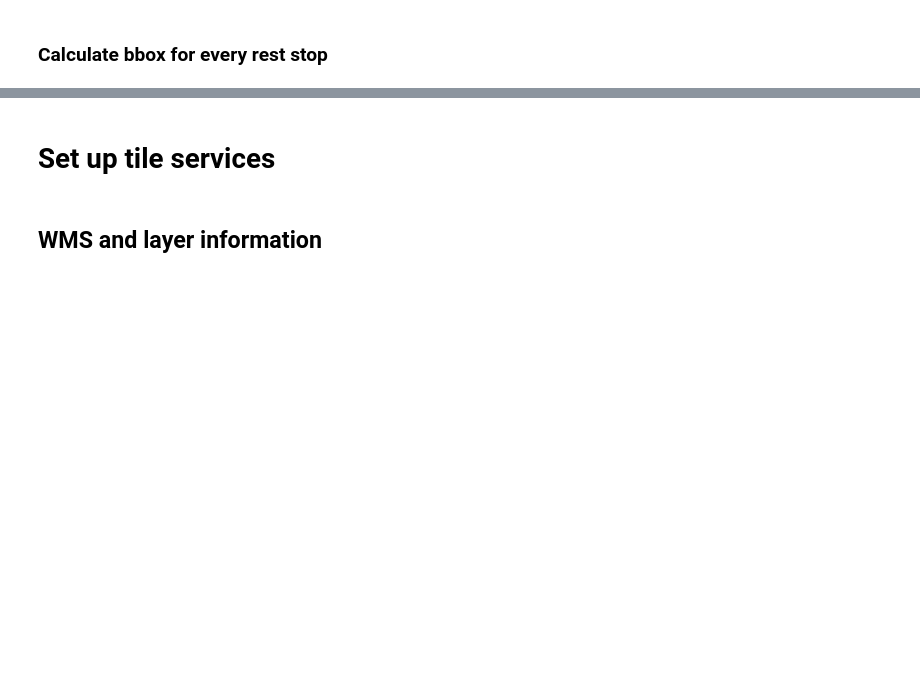
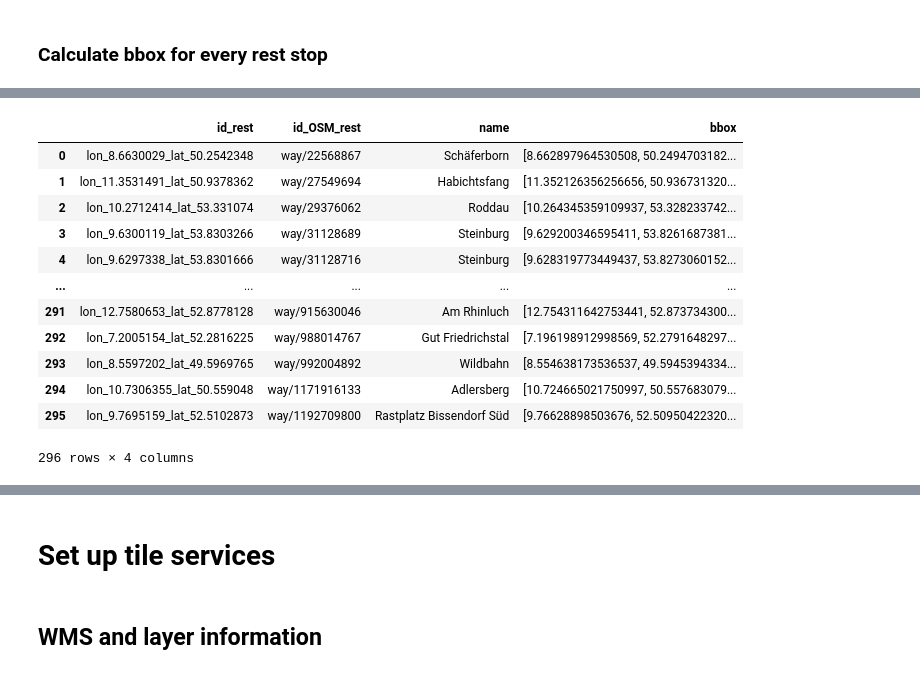
Before and after one commit to benedikt-korbach/remote-sensing-of-parking-areas, a Jupyter notebook: 02_data_acquisition/02c_download_annotate_images.ipynb, the cells around one changed output, grey strips where cells are left out. Drawn from its saved outputs; the diff is of its cells as text; code cells hidden in the pictures; blank space fills up the shorter version.

```diff
--- a/02_data_acquisition/02c_download_annotate_images.ipynb
+++ b/02_data_acquisition/02c_download_annotate_images.ipynb
@@ -484,7 +410,30 @@ rest_stations_ver.head()
 # %%
-# Delete geometry column from rest_stations_ver
-rest_stations_ver = rest_stations_ver.drop("geometry", axis = 1)
+# Delete geometry column from correctly_labelled_service_stations
+correctly_labelled_service_stations_bbox = correctly_labelled_service_stations.drop("geometry", axis = 1)
 
-# Download rest_station_ver as csv
-output_path_rest_stations_ver_bbox = "02_data_acquisition/verified_parking_data/rest_stations_ver_bbox_512_incl_quick.csv"
-rest_stations_ver.to_csv(output_path_rest_stations_ver_bbox, index = False)
+# Delete geometry column from wrongly_labelled_service_stations
+wrongly_labelled_service_stations_bbox = wrongly_labelled_service_stations.drop("geometry", axis = 1)
+
+# Download correctly_labelled_service_stations as csv
+output_path_rest_stations_ver_bbox = "02_data_acquisition/verified_parking_data/bounding_boxes/correctly_labelled_service_stations_bbox.csv"
+correctly_labelled_service_stations_bbox.to_csv(output_path_rest_stations_ver_bbox, index = False)
+
+# Download wrongly_labelled_service_stations as csv
+output_path_rest_stations_wrong_bbox = "02_data_acquisition/verified_parking_data/bounding_boxes/wrongly_labelled_service_stations_bbox.csv"
+wrongly_labelled_service_stations_bbox.to_csv(output_path_rest_stations_wrong_bbox, index = False)
+# %%
+correctly_labelled_service_stations_bbox
+# %% [output]
+|  | id_rest | id_OSM_rest | name | bbox |
+| 0 | lon_8.6630029_lat_50.2542348 | way/22568867 | Schäferborn | [8.662897964530508, 50.2494703182... |
+| 1 | lon_11.3531491_lat_50.9378362 | way/27549694 | Habichtsfang | [11.352126356256656, 50.936731320... |
+| 2 | lon_10.2712414_lat_53.331074 | way/29376062 | Roddau | [10.264345359109937, 53.328233742... |
+| 3 | lon_9.6300119_lat_53.8303266 | way/31128689 | Steinburg | [9.629200346595411, 53.8261687381... |
+| 4 | lon_9.6297338_lat_53.8301666 | way/31128716 | Steinburg | [9.628319773449437, 53.8273060152... |
+| ... | ... | ... | ... | ... |
+| 291 | lon_12.7580653_lat_52.8778128 | way/915630046 | Am Rhinluch | [12.754311642753441, 52.873734300... |
+| 292 | lon_7.2005154_lat_52.2816225 | way/988014767 | Gut Friedrichstal | [7.196198912998569, 52.2791648297... |
+| 293 | lon_8.5597202_lat_49.5969765 | way/992004892 | Wildbahn | [8.554638173536537, 49.5945394334... |
+| 294 | lon_10.7306355_lat_50.559048 | way/1171916133 | Adlersberg | [10.724665021750997, 50.557683079... |
+| 295 | lon_9.7695159_lat_52.5102873 | way/1192709800 | Rastplatz Bissendorf Süd | [9.76628898503676, 52.50950422320... |
+296 rows × 4 columns
```
Also changed, not shown: parts of 86 cells of this notebook, 43 other files.
